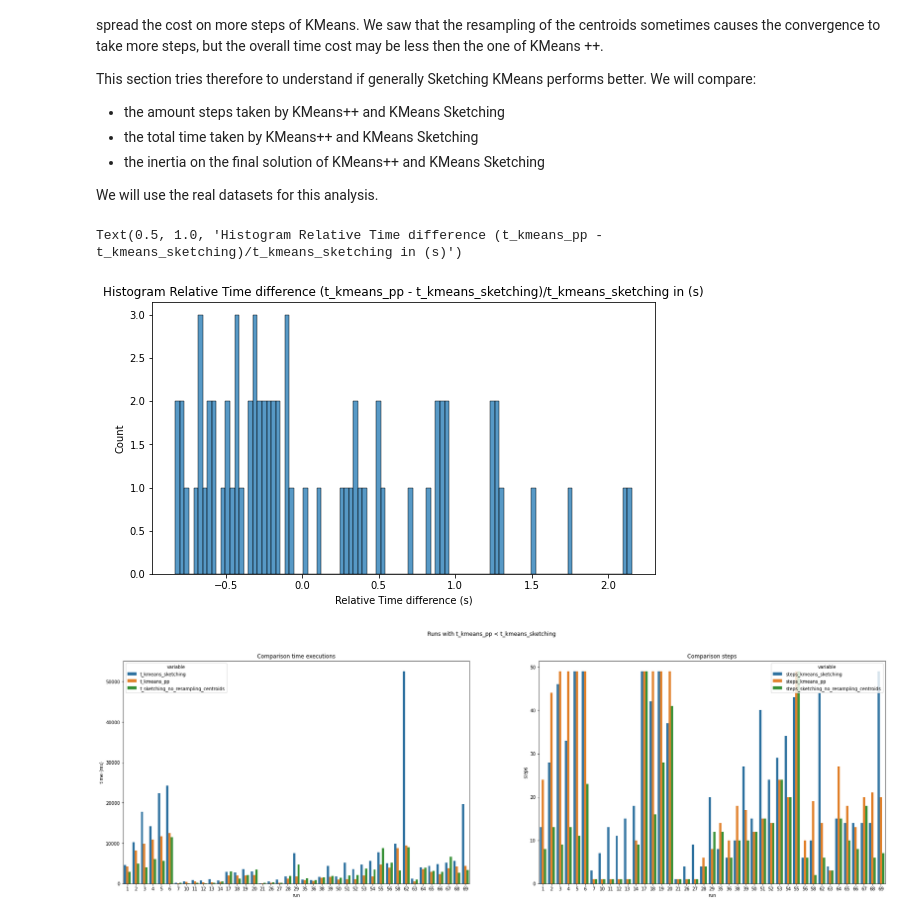
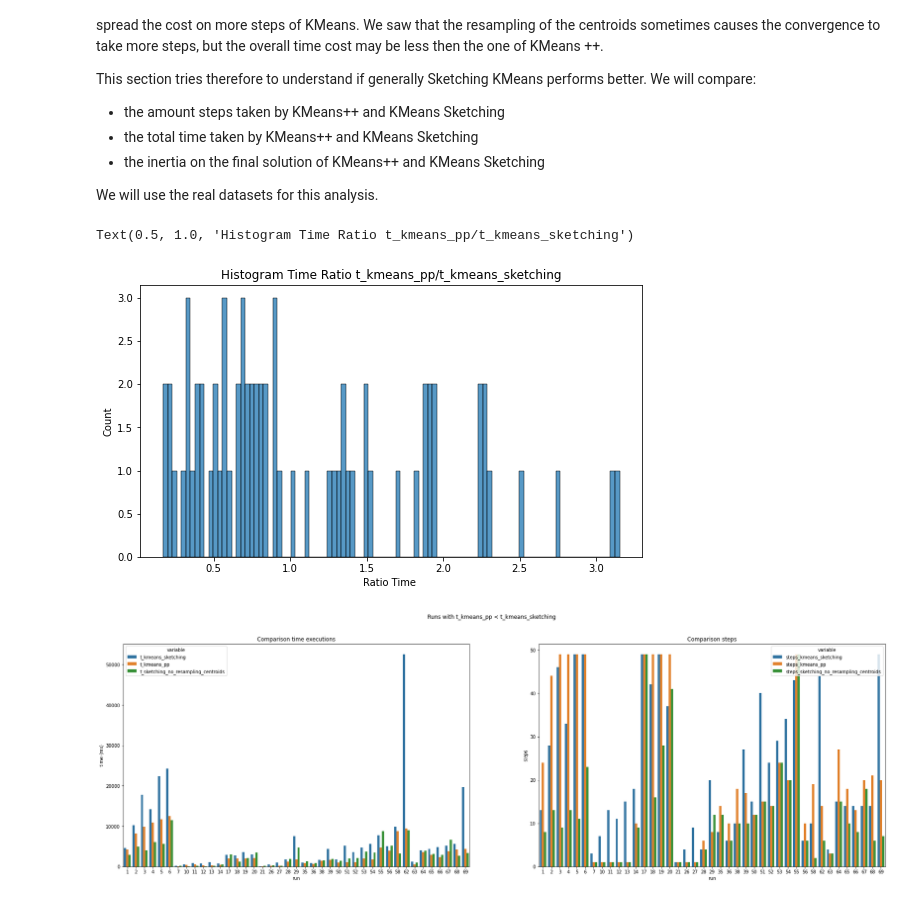
Before and after one commit to nefagi-01/DIAS-semester-project, a Jupyter notebook: Sketching.ipynb, the cells around one changed output. Drawn from its saved outputs; the diff is of its cells as text; code cells hidden in the pictures.

```diff
--- a/Sketching.ipynb
+++ b/Sketching.ipynb
@@ -1335,7 +1335,7 @@ seed = 0
 tol = 1e-6
 max_iter = 50
 subsample_size = 0.01
-run = True
+run = False
 FACTOR = 1e+06
 measurements = {'steps_kmeans_pp': [], 'steps_kmeans_sketching' : [], 't_kmeans_pp': [], 't_kmeans_sketching': [], 'inertia_kmeans_pp': [], 'inertia_kmeans_sketching': [], 'optimal_inertia': [],
                'sketching_t_A': [], 'sketching_t_B' : [], 'sketching_t_sampling': [], 'sketching_t_sampling_centroids': [], 'sketching_t_get_avg': [], 'sketching_t_permutation': [], 'sketching_t_choose_best': []}
@@ -1397,14 +1397,14 @@ with open(path_pickle, 'rb') as handle:
     df = pd.DataFrame(measurements)
 # %%
 # plot histogram of time difference between t_kmeans_pp and t_kmeans_sketching
-df['rel_t_difference'] = (df['t_kmeans_pp'] - df['t_kmeans_sketching'])/df['t_kmeans_sketching']
+df['ratio_pp_sketching'] = (df['t_kmeans_pp'])/df['t_kmeans_sketching']
 fig, ax = plt.subplots(figsize=(9,5))
-sns.histplot(df['rel_t_difference'], bins = 100, ax = ax)
-ax.set_xlabel('Relative Time difference (s)')
-ax.set_title('Histogram Relative Time difference (t_kmeans_pp - t_kmeans_sketching)/t_kmeans_sketching in (s)')
+sns.histplot(df['ratio_pp_sketching'], bins = 100, ax = ax)
+ax.set_xlabel('Ratio Time ')
+ax.set_title('Histogram Time Ratio t_kmeans_pp/t_kmeans_sketching')
 # %% [output]
-Text(0.5, 1.0, 'Histogram Relative Time difference (t_kmeans_pp - t_kmeans_sketching)/t_kmeans_sketching in (s)')
+Text(0.5, 1.0, 'Histogram Time Ratio t_kmeans_pp/t_kmeans_sketching')
-[figure, old version]
+[figure, new version]
 # %%
 # melt data
 mask1 = df.t_kmeans_pp < df.t_kmeans_sketching
```
Also changed, not shown: parts of 1 cell of this notebook.
